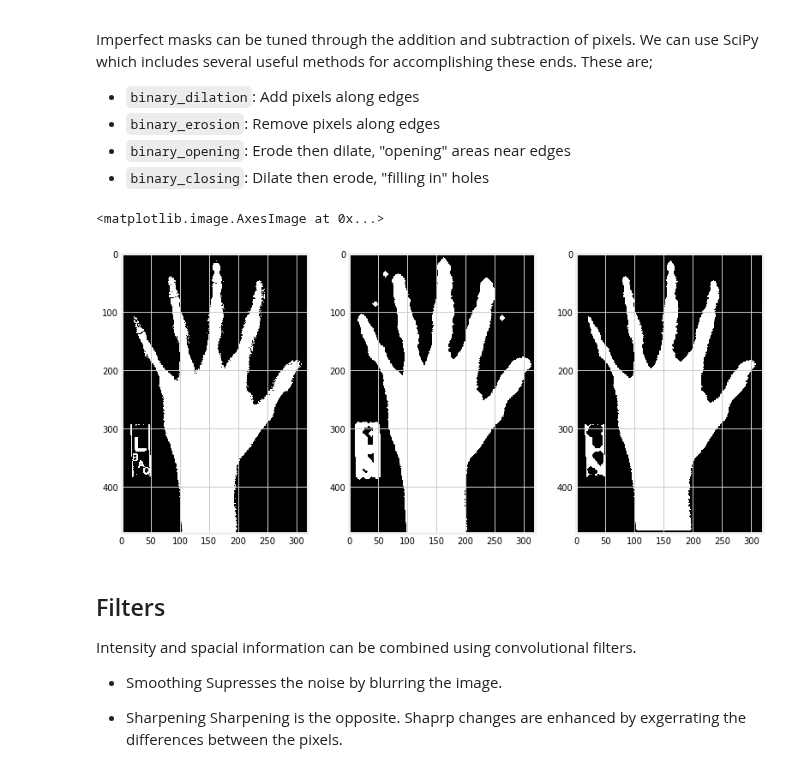
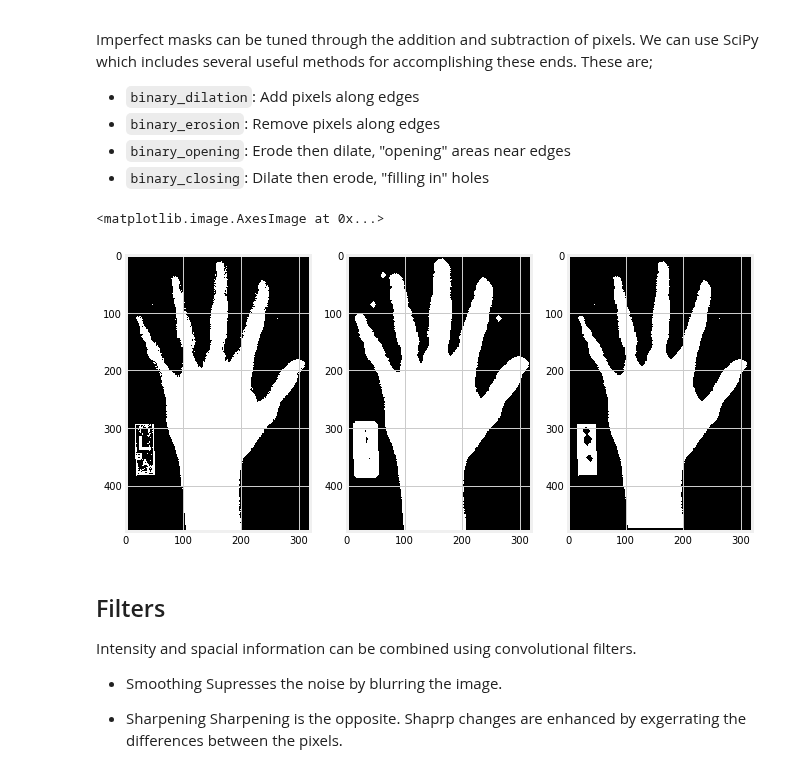
Before and after one commit to Venkat-Rajgopal/Medical-Image-Analysis, a Jupyter notebook: Masking_and_filtering.ipynb, the cells around one changed output. Drawn from its saved outputs; the diff is of its cells as text; code cells hidden in the pictures.

```diff
--- a/Masking_and_filtering.ipynb
+++ b/Masking_and_filtering.ipynb
@@ -132,22 +132,22 @@ Imperfect masks can be tuned through the addition and subtraction of pixels. We
 # %%
 # Create and tune bone mask
 # create bone by selecting pixels greater than a threshold
-mask_bone = im >= 50
+mask_bone = im >= 45
 
 # ndi.binary_dilation increases the size of the mask_bone
 # ndi.binary_closing fills hole in mask_bone
 
 mask_dilate = ndi.binary_dilation(mask_bone, iterations=5)
 mask_closed = ndi.binary_closing(mask_bone, iterations=5)
 
 # Plot original and tuned image masks
-fig, axes = plt.subplots(1,3, figsize=(12,6))
+fig, axes = plt.subplots(1,3, figsize=(10,6))
 axes[0].imshow(mask_bone, cmap='gray')
 axes[1].imshow(mask_dilate, cmap='gray')
 axes[2].imshow(mask_closed, cmap='gray')
 # %% [output]
 <matplotlib.image.AxesImage at 0x...>
-[figure, old version]
+[figure, new version]
 # %% [markdown]
 ## Filters
 
```
Also changed, not shown: parts of 10 cells of this notebook, 1 other file.
